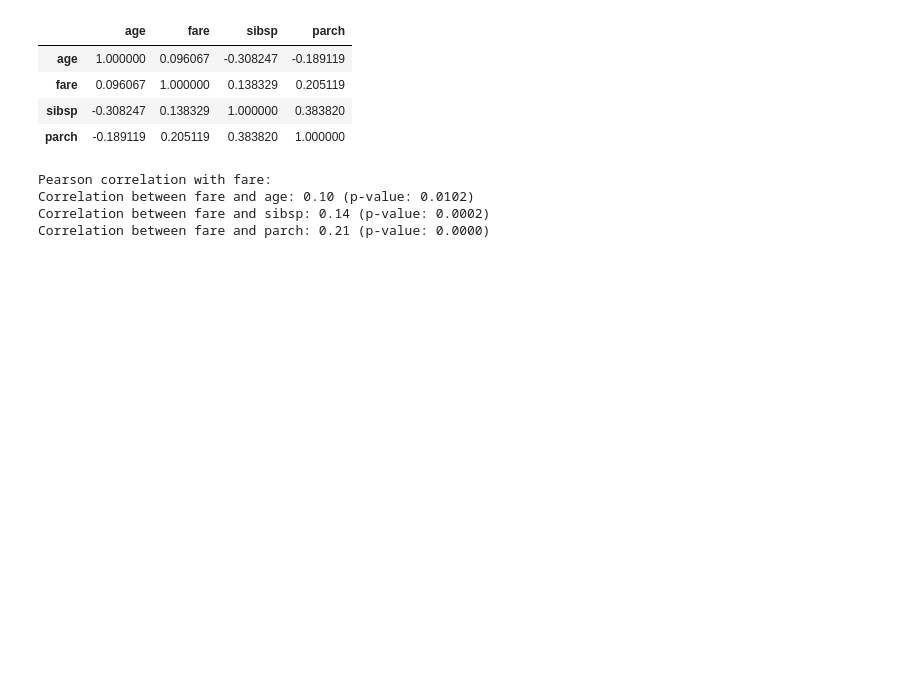
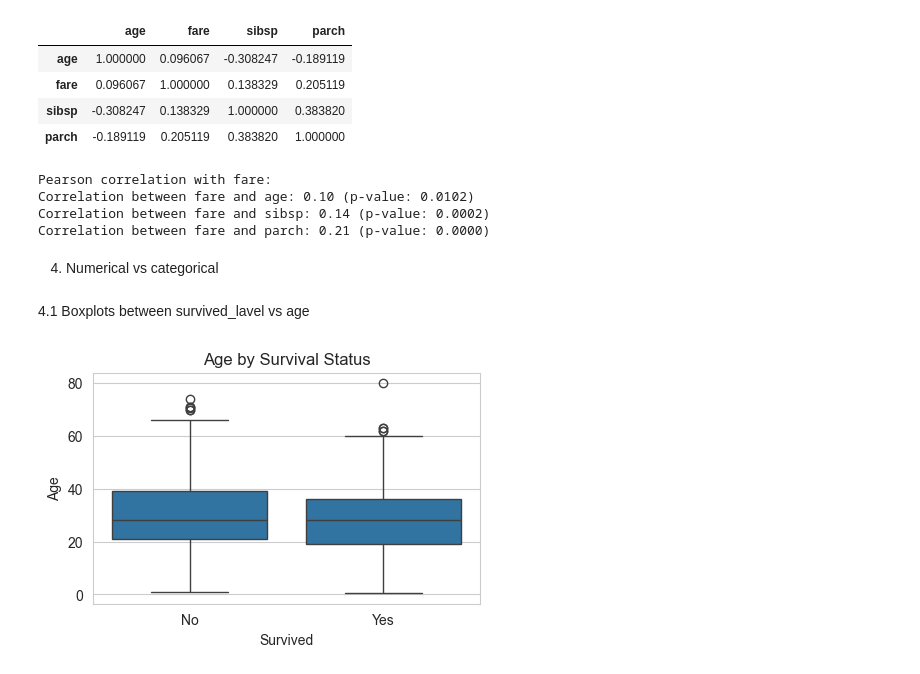
Before and after one commit to Foysalmeazi/bivariate_data_analysis, a Jupyter notebook: bivariate_data_analysis.ipynb, the cells around one changed output. Drawn from its saved outputs; the diff is of its cells as text; code cells hidden in the pictures; blank space fills up the shorter version.

Commit message:
4.2 Boxplots between numerical vs categorical columns

```diff
--- a/bivariate_data_analysis.ipynb
+++ b/bivariate_data_analysis.ipynb
@@ -186,3 +186,16 @@ Pearson correlation with fare:
 Correlation between fare and age: 0.10 (p-value: 0.0102)
 Correlation between fare and sibsp: 0.14 (p-value: 0.0002)
 Correlation between fare and parch: 0.21 (p-value: 0.0000)
+# %% [markdown]
+4. Numerical vs categorical
+# %% [markdown]
+4.1 Boxplots between survived_lavel vs age
+# %%
+plt.figure(figsize=(5,3))
+sns.boxplot(x=data['survived_label'], y=data['age'])
+plt.title('Age by Survival Status')
+plt.xlabel('Survived')
+plt.ylabel('Age')
+plt.show()
+# %% [output]
+[figure, added]
```
Also changed, not shown: parts of 2 cells of this notebook.
